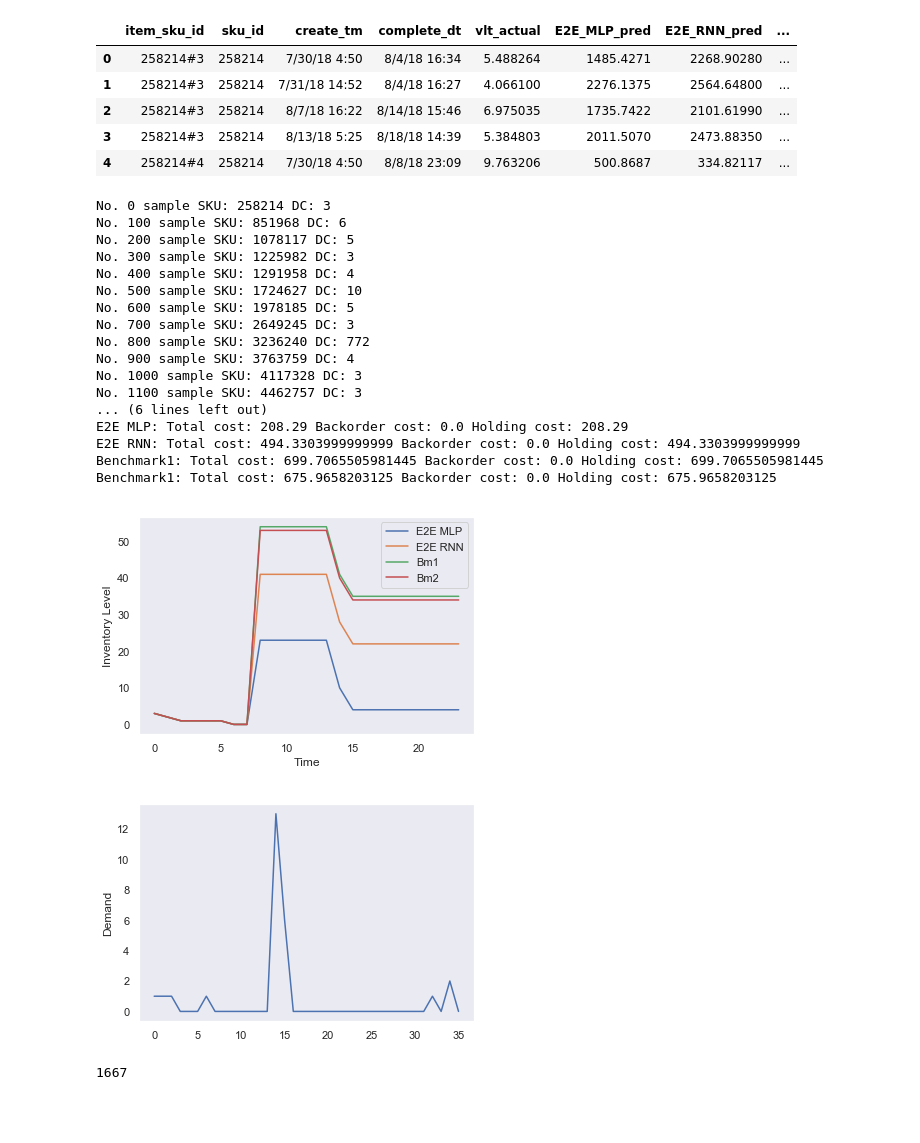
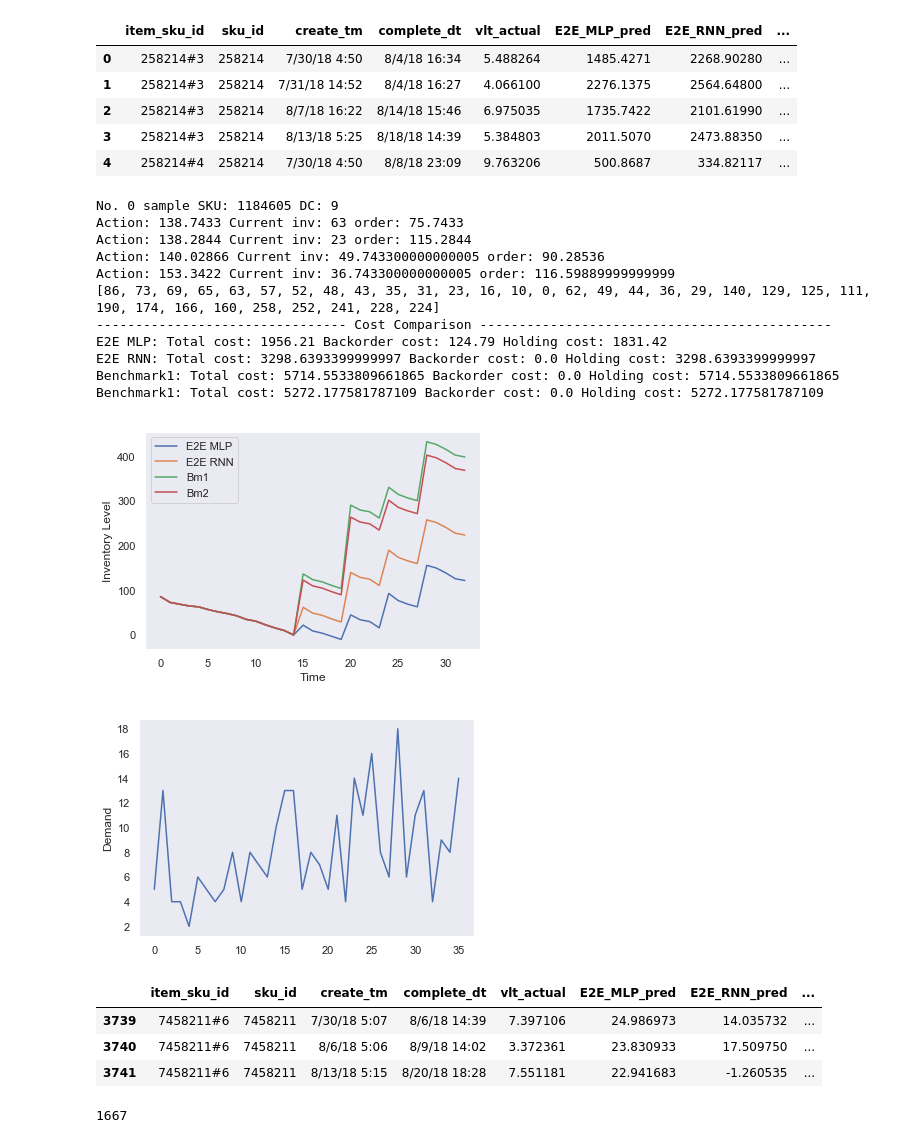
Before and after one commit to schemmy/e2e, a Jupyter notebook: seq2seq/experiment1.ipynb, the cells around one changed output. Cells and saved outputs as stored; diff of their text form; code cells hidden in the pictures; blank space fills up the shorter version.

```diff
--- a/seq2seq/experiment1.ipynb
+++ b/seq2seq/experiment1.ipynb
@@ -145,14 +145,14 @@ simu_start_date = (dt.datetime(2018,7,27) - dt.datetime(2016,1,1)).days
 end_of_horizon = 30 #07/26-08/20
 
 t = 0
-for i in range(numberOfRows):
+for i in range(1):
     if(t>len(df_orders)-1):
         break
     '''Get the current SKU id and DC id'''
     sku = df_orders.loc[t]['SKU']
     dc = df_orders.loc[t]['DC']
-    #sku =  '258214'
-    #dc = '4'
+    sku =  '1184605'
+    dc = '9'
     if(i%100==0):
         print('No.', i, 'sample', 'SKU:', sku, 'DC:', dc)
 
@@ -207,6 +207,7 @@ for i in range(numberOfRows):
         '''----------------------------------- OPTION 1: E2E_RNN ----------------------------'''
         inv2, c2, b2, h2 = seqtest(sku, dc, inv0, demand, End2end_rnn_list, end_of_horizon,
                                    arrive_time, order_time, VLT_pred, rp, OPTION=1)
+        print(inv2)
         df_cost.loc[i]['E2E_RNN'] = c2
         df_holding.loc[i]['E2E_RNN'] = h2
         df_back.loc[i]['E2E_RNN'] = b2
@@ -240,52 +241,46 @@ for i in range(numberOfRows):
         df_stockout.loc[i]['Ave_sales'] = sales_mean
         df_stockout.loc[i]['Sales_std'] = sales_std
         df_turnover.loc[i]['Ave_sales'] = sales_mean
         df_turnover.loc[i]['Sales_std'] = sales_std
 
         t = t+len(df)
 
 plt.figure()
 plt.plot(figsize=(20,10))
 plt.plot(inv1, label = 'E2E MLP')
 plt.plot(inv2, label = 'E2E RNN')
 plt.plot(inv3, label = 'Bm1')
 plt.plot(inv4, label = 'Bm2')
 plt.ylabel('Inventory Level')
 plt.xlabel('Time')
 plt.grid()
 plt.legend()
 
 
 print('-------------------------------- Cost Comparison ---------------------------------------------')
 print('E2E MLP:', 'Total cost:', round(c1,2), 'Backorder cost:', round(b1,2), 'Holding cost:', round(h1,2))
 print('E2E RNN:', 'Total cost:', c2, 'Backorder cost:', b2, 'Holding cost:', h2)
 print('Benchmark1:', 'Total cost:', c3, 'Backorder cost:', b3, 'Holding cost:', h3)
 print('Benchmark1:', 'Total cost:', c4, 'Backorder cost:', b4, 'Holding cost:', h4)
 
 plt.figure()
 plt.plot(demand)
 plt.ylabel('Demand')
 plt.grid()
 # %% [output]
-No. 0 sample SKU: 258214 DC: 3
-No. 100 sample SKU: 851968 DC: 6
-No. 200 sample SKU: 1078117 DC: 5
-No. 300 sample SKU: 1225982 DC: 3
-No. 400 sample SKU: 1291958 DC: 4
-No. 500 sample SKU: 1724627 DC: 10
-No. 600 sample SKU: 1978185 DC: 5
-No. 700 sample SKU: 2649245 DC: 3
-No. 800 sample SKU: 3236240 DC: 772
-No. 900 sample SKU: 3763759 DC: 4
-No. 1000 sample SKU: 4117328 DC: 3
-No. 1100 sample SKU: 4462757 DC: 3
-... (6 lines left out)
-E2E MLP: Total cost: 208.29 Backorder cost: 0.0 Holding cost: 208.29
-E2E RNN: Total cost: 494.3303999999999 Backorder cost: 0.0 Holding cost: 494.3303999999999
-Benchmark1: Total cost: 699.7065505981445 Backorder cost: 0.0 Holding cost: 699.7065505981445
-Benchmark1: Total cost: 675.9658203125 Backorder cost: 0.0 Holding cost: 675.9658203125
+No. 0 sample SKU: 1184605 DC: 9
+Action: 138.7433 Current inv: 63 order: 75.7433
+Action: 138.2844 Current inv: 23 order: 115.2844
+Action: 140.02866 Current inv: 49.743300000000005 order: 90.28536
+Action: 153.3422 Current inv: 36.743300000000005 order: 116.59889999999999
+[86, 73, 69, 65, 63, 57, 52, 48, 43, 35, 31, 23, 16, 10, 0, 62, 49, 44, 36, 29, 140, 129, 125, 111, 190, 174, 166, 160, 258, 252, 241, 228, 224]
+-------------------------------- Cost Comparison ---------------------------------------------
+E2E MLP: Total cost: 1956.21 Backorder cost: 124.79 Holding cost: 1831.42
+E2E RNN: Total cost: 3298.6393399999997 Backorder cost: 0.0 Holding cost: 3298.6393399999997
+Benchmark1: Total cost: 5714.5533809661865 Backorder cost: 0.0 Holding cost: 5714.5533809661865
+Benchmark1: Total cost: 5272.177581787109 Backorder cost: 0.0 Holding cost: 5272.177581787109
-[figure, old version]
+[figure, new version]
-[figure, old version]
+[figure, new version]
 # %%
 df_cost = df_cost.dropna()
 df_holding = df_holding.dropna()
@@ -298,6 +293,13 @@ df_holding = df_holding.iloc[2:].astype('float')
 df_back = df_back.iloc[2:].astype('float')
 df_stockout = df_stockout.iloc[2:].astype('float')
 df_turnover = df_turnover.iloc[2:].astype('float')
+# %%
+df_orders[df_orders['item_sku_id']=='7458211#6']
+# %% [output]
+|  | item_sku_id | sku_id | create_tm | complete_dt | vlt_actual | E2E_MLP_pred | E2E_RNN_pred | ... |
+| 3739 | 7458211#6 | 7458211 | 7/30/18 5:07 | 8/6/18 14:39 | 7.397106 | 24.986973 | 14.035732 | ... |
+| 3740 | 7458211#6 | 7458211 | 8/6/18 5:06 | 8/9/18 14:02 | 3.372361 | 23.830933 | 17.509750 | ... |
+| 3741 | 7458211#6 | 7458211 | 8/13/18 5:15 | 8/20/18 18:28 | 7.551181 | 22.941683 | -1.260535 | ... |
 # %%
 len(df_cost)
 # %% [output]
```
Also changed, not shown: parts of 2 cells of this notebook, 2 other files.
